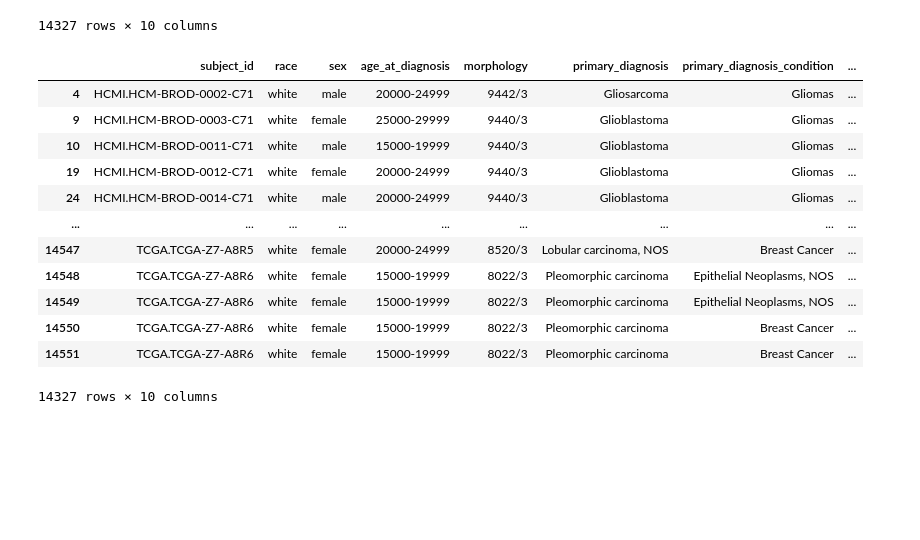
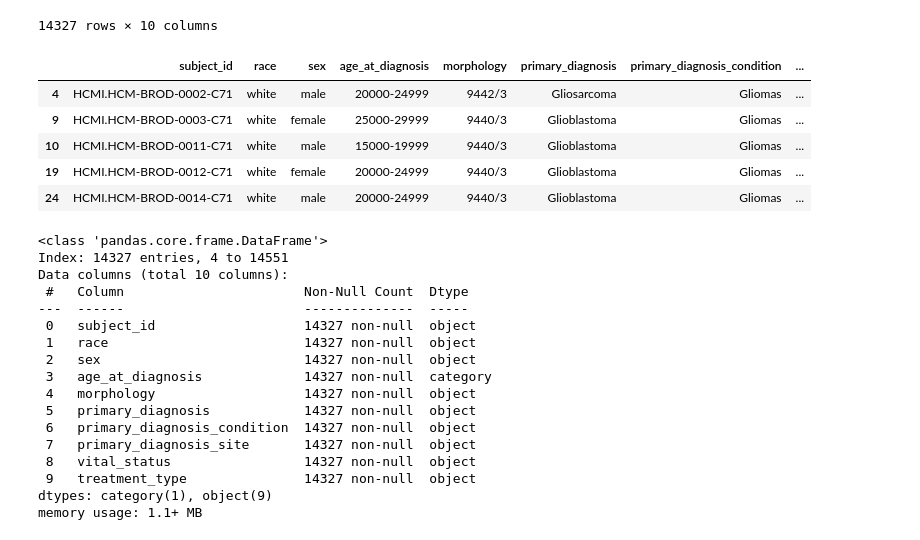
Before and after one commit to tjamescpp/CS4990-DataMiningProj, a Jupyter notebook: group assignment5 files/evaluation.ipynb, the cells around one changed output. Saved outputs shown, nothing was run; the diff lists cells and outputs as text; code cells hidden in the pictures; blank space fills up the shorter version.

```diff
--- a/group assignment5 files/evaluation.ipynb
+++ b/group assignment5 files/evaluation.ipynb
@@ -96,18 +96,31 @@ df_filtered
 | 14551 | TCGA.TCGA-Z7-A8R6 | white | female | 15000-19999 | 8022/3 | Pleomorphic carcinoma | Breast Cancer | ... |
 14327 rows × 10 columns
 # %%
-df_filtered
+df_filtered.head()
 # %% [output]
 |  | subject_id | race | sex | age_at_diagnosis | morphology | primary_diagnosis | primary_diagnosis_condition | ... |
 | 4 | HCMI.HCM-BROD-0002-C71 | white | male | 20000-24999 | 9442/3 | Gliosarcoma | Gliomas | ... |
 | 9 | HCMI.HCM-BROD-0003-C71 | white | female | 25000-29999 | 9440/3 | Glioblastoma | Gliomas | ... |
 | 10 | HCMI.HCM-BROD-0011-C71 | white | male | 15000-19999 | 9440/3 | Glioblastoma | Gliomas | ... |
 | 19 | HCMI.HCM-BROD-0012-C71 | white | female | 20000-24999 | 9440/3 | Glioblastoma | Gliomas | ... |
 | 24 | HCMI.HCM-BROD-0014-C71 | white | male | 20000-24999 | 9440/3 | Glioblastoma | Gliomas | ... |
-| ... | ... | ... | ... | ... | ... | ... | ... | ... |
-| 14547 | TCGA.TCGA-Z7-A8R5 | white | female | 20000-24999 | 8520/3 | Lobular carcinoma, NOS | Breast Cancer | ... |
-| 14548 | TCGA.TCGA-Z7-A8R6 | white | female | 15000-19999 | 8022/3 | Pleomorphic carcinoma | Epithelial Neoplasms, NOS | ... |
-| 14549 | TCGA.TCGA-Z7-A8R6 | white | female | 15000-19999 | 8022/3 | Pleomorphic carcinoma | Epithelial Neoplasms, NOS | ... |
-| 14550 | TCGA.TCGA-Z7-A8R6 | white | female | 15000-19999 | 8022/3 | Pleomorphic carcinoma | Breast Cancer | ... |
-| 14551 | TCGA.TCGA-Z7-A8R6 | white | female | 15000-19999 | 8022/3 | Pleomorphic carcinoma | Breast Cancer | ... |
-14327 rows × 10 columns
+# %%
+df_filtered.info()
+# %% [output]
+<class 'pandas.core.frame.DataFrame'>
+Index: 14327 entries, 4 to 14551
+Data columns (total 10 columns):
+ #   Column                       Non-Null Count  Dtype
+---  ------                       --------------  -----
+ 0   subject_id                   14327 non-null  object
+ 1   race                         14327 non-null  object
+ 2   sex                          14327 non-null  object
+ 3   age_at_diagnosis             14327 non-null  category
+ 4   morphology                   14327 non-null  object
+ 5   primary_diagnosis            14327 non-null  object
+ 6   primary_diagnosis_condition  14327 non-null  object
+ 7   primary_diagnosis_site       14327 non-null  object
+ 8   vital_status                 14327 non-null  object
+ 9   treatment_type               14327 non-null  object
+dtypes: category(1), object(9)
+memory usage: 1.1+ MB
```
Also changed, not shown: parts of 8 cells of this notebook.
